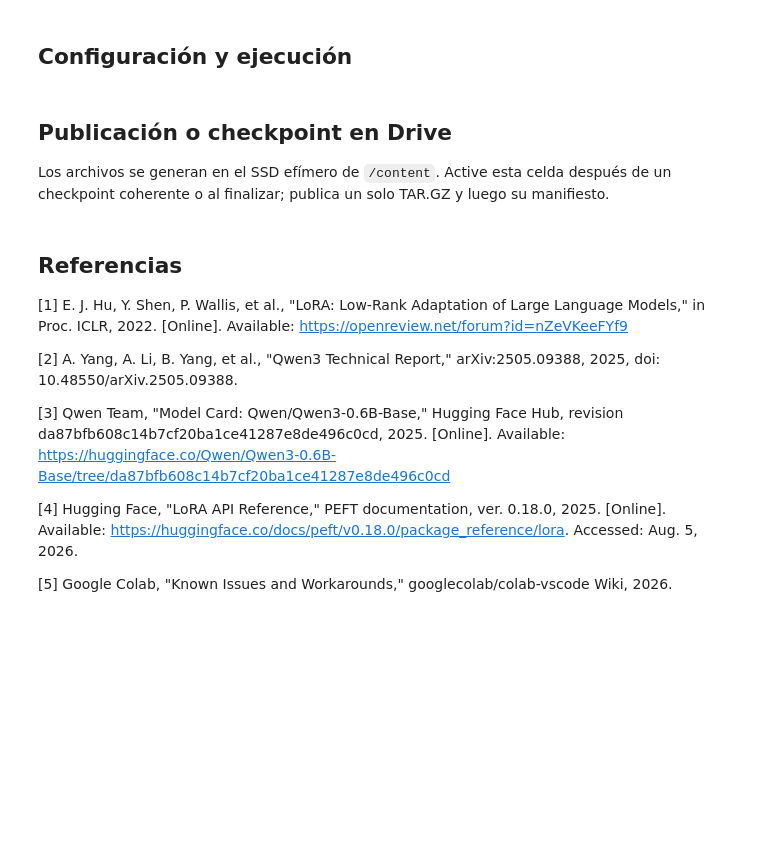
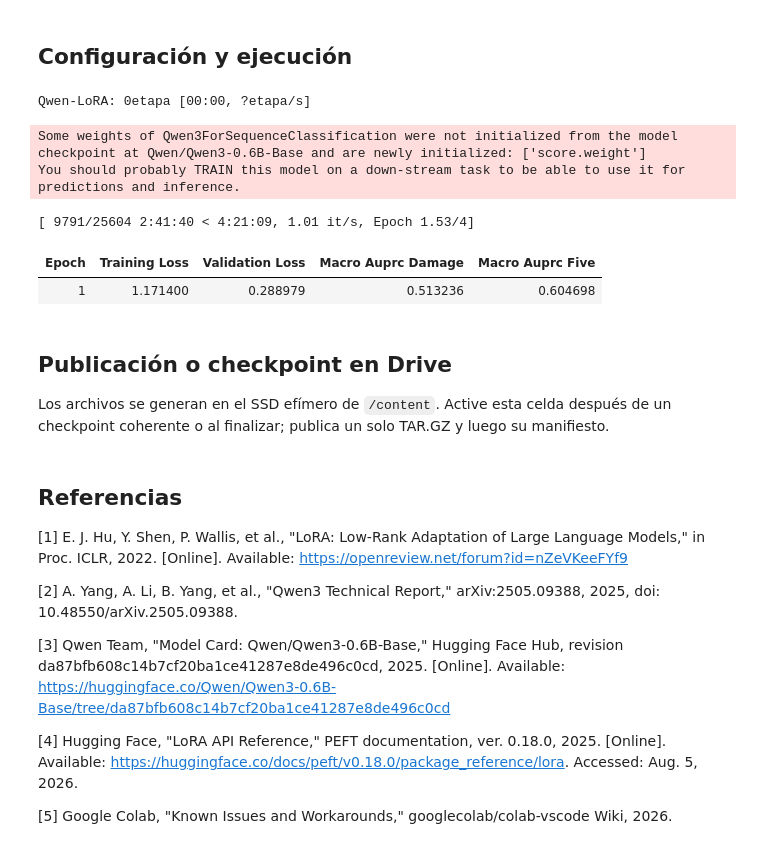
Before and after one commit to lkoc/Trabajo_PLN-MIA-Grupo4, a Jupyter notebook: flujo/03_entrenamiento/03_05_qwen_lora.ipynb, the cells around one changed output. Saved outputs shown, nothing was run; the diff lists cells and outputs as text; code cells hidden in the pictures; blank space fills up the shorter version.

```diff
--- a/flujo/03_entrenamiento/03_05_qwen_lora.ipynb
+++ b/flujo/03_entrenamiento/03_05_qwen_lora.ipynb
@@ -419,14 +456,21 @@ show_result('Dataset descomprimido y verificado', dataset_checkpoint, tone='succ
 # %%
 from moderacion_peru.experiments import train_neural_experiment
 DATA=COLAB_CONTEXT.input('dataset_5_salidas') if COLAB_CONTEXT else ROOT/'datos/model_ready/v2/dataset_5_salidas.jsonl'
 OUTPUT_ROOT=COLAB_CONTEXT.scratch_output_dir if COLAB_CONTEXT else ROOT/'modelos/v2/qwen_lora'
 DEVICE='cuda' if COLAB_CONTEXT else 'auto'
-RUN_TRAINING=False
+RUN_TRAINING=True
 if RUN_TRAINING:
     qwen_lora_result=run_with_progress('Qwen-LoRA',train_neural_experiment,DATA,OUTPUT_ROOT,experiment='qwen_lora',device=DEVICE,safe_to_damage_ratio=4.0,progress_unit='etapa')
     show_result('Qwen-LoRA clasificador de 22 salidas',qwen_lora_result,tone='success')
 else:
     show_summary('Configuración preliminar',{'método':'clasificador supervisado, no condicionado por prompt','salidas':'5+14+3 enmascaradas','progreso':'Trainer por lote/época + barra por etapa','SEGURO_train_validation':'4:1 fijo','reanuda_colab':bool(COLAB_CONTEXT and COLAB_CONTEXT.resumed),'test':'natural completo, sellado'},tone='neutral')
+# %% [output]
+Qwen-LoRA: 0etapa [00:00, ?etapa/s]
+Some weights of Qwen3ForSequenceClassification were not initialized from the model checkpoint at Qwen/Qwen3-0.6B-Base and are newly initialized: ['score.weight']
+You should probably TRAIN this model on a down-stream task to be able to use it for predictions and inference.
+[ 9791/25604 2:41:40 < 4:21:09, 1.01 it/s, Epoch 1.53/4]
+| Epoch | Training Loss | Validation Loss | Macro Auprc Damage | Macro Auprc Five |
+| 1 | 1.171400 | 0.288979 | 0.513236 | 0.604698 |
 # %% [markdown]
 ## Publicación o checkpoint en Drive
 
```
Also changed, not shown: parts of 3 cells of this notebook, 1 other file.
